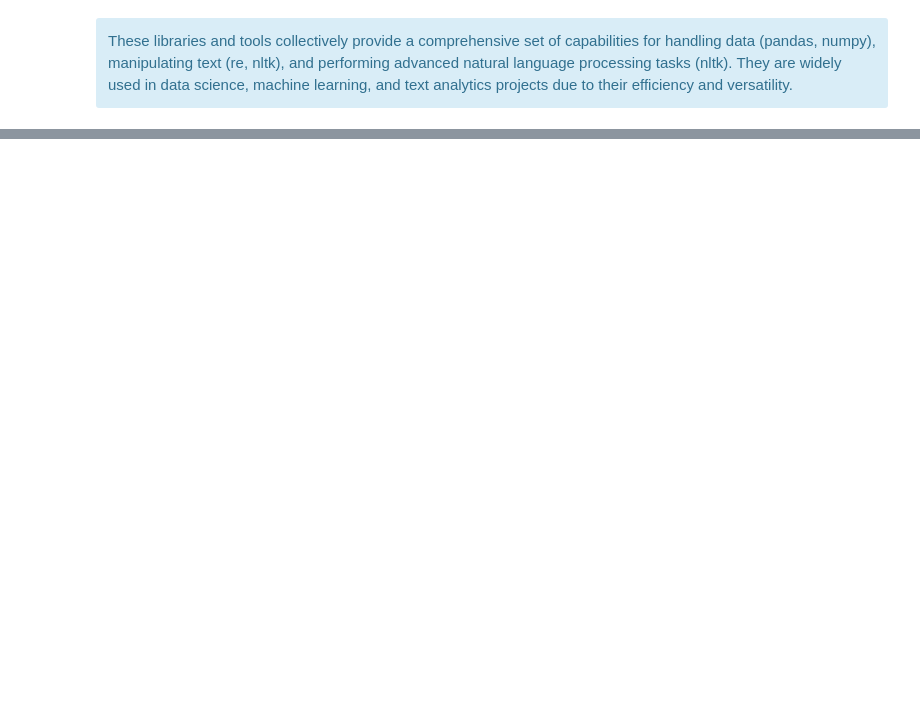
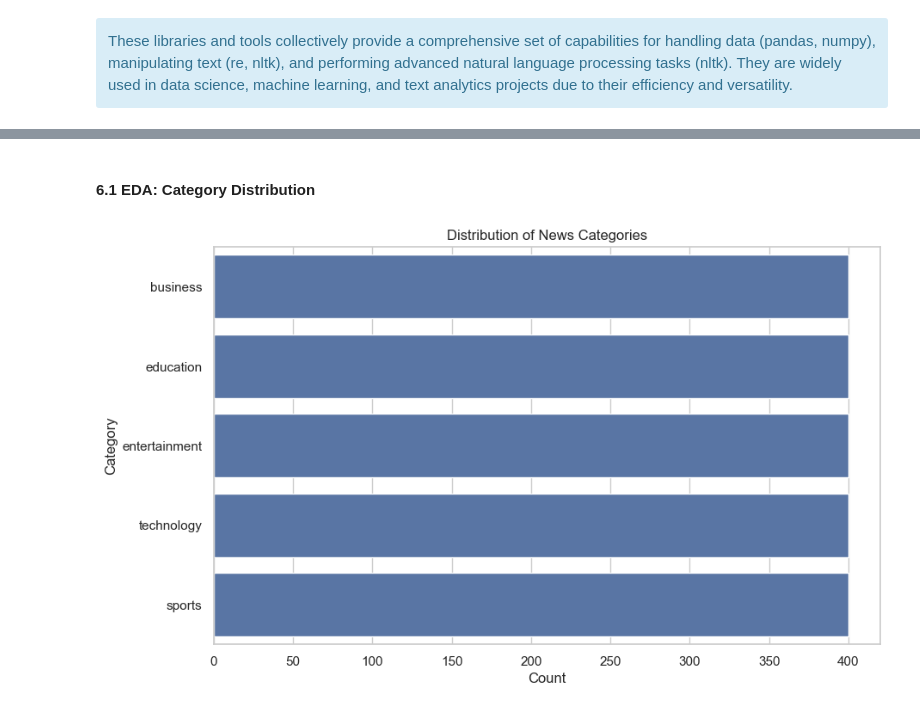
Before and after one commit to justin9503/2401FTDS_Classification_Project_Team_MM2, a Jupyter notebook: Classification_Project_Team_MM2.ipynb, the cells around one changed output, grey strips where cells are left out. Cells and saved outputs as stored; diff of their text form; code cells hidden in the pictures; blank space fills up the shorter version.

```diff
--- a/Classification_Project_Team_MM2.ipynb
+++ b/Classification_Project_Team_MM2.ipynb
@@ -17,4 +89,5 @@ from nltk.stem import PorterStemmer, WordNetLemmatizer
 # %%
-train_data = pd.read_csv('Data/processed/test.csv')
-test_data = pd.read_csv('Data/processed/train.csv')
+# Loading the data
+train_data = pd.read_csv('Data/processed/test.csv', index_col=False)
+test_data = pd.read_csv('Data/processed/train.csv',index_col=False)
 # %%
@@ -28,0 +131,12 @@ This section covers the process of data cleaning, which involves preparing text
+# %%
+# Check for missing values
+print(f'Missing values in the train dataset: {train_data.isnull().sum()}')
+print(f'Missing values in the test dataset: {test_data.isnull().sum()}')
+
+# Drop rows with missing values or fill them
+test_data.dropna(inplace=True)
+train_data.dropna(inplace=True)
+
+# Summary statistics of the dataset
+print(f'Summary statistics of the train dataset: {train_data.describe()}')
+print(f'Summary statistics of the train dataset: {test_data.describe()}')
@@ -125,0 +254,12 @@ test_data.head()
+# %% [markdown]
+#### 6.1 EDA: Category Distribution
+# %%
+# Plot the distribution of the category column
+plt.figure(figsize=(10, 6))
+sns.countplot(y='category', data=train_data, order=train_data['category'].value_counts().index)
+plt.title('Distribution of News Categories')
+plt.xlabel('Count')
+plt.ylabel('Category')
+plt.show()
+# %% [output]
+[figure, added]
```
Also changed, not shown: parts of 56 cells of this notebook.
